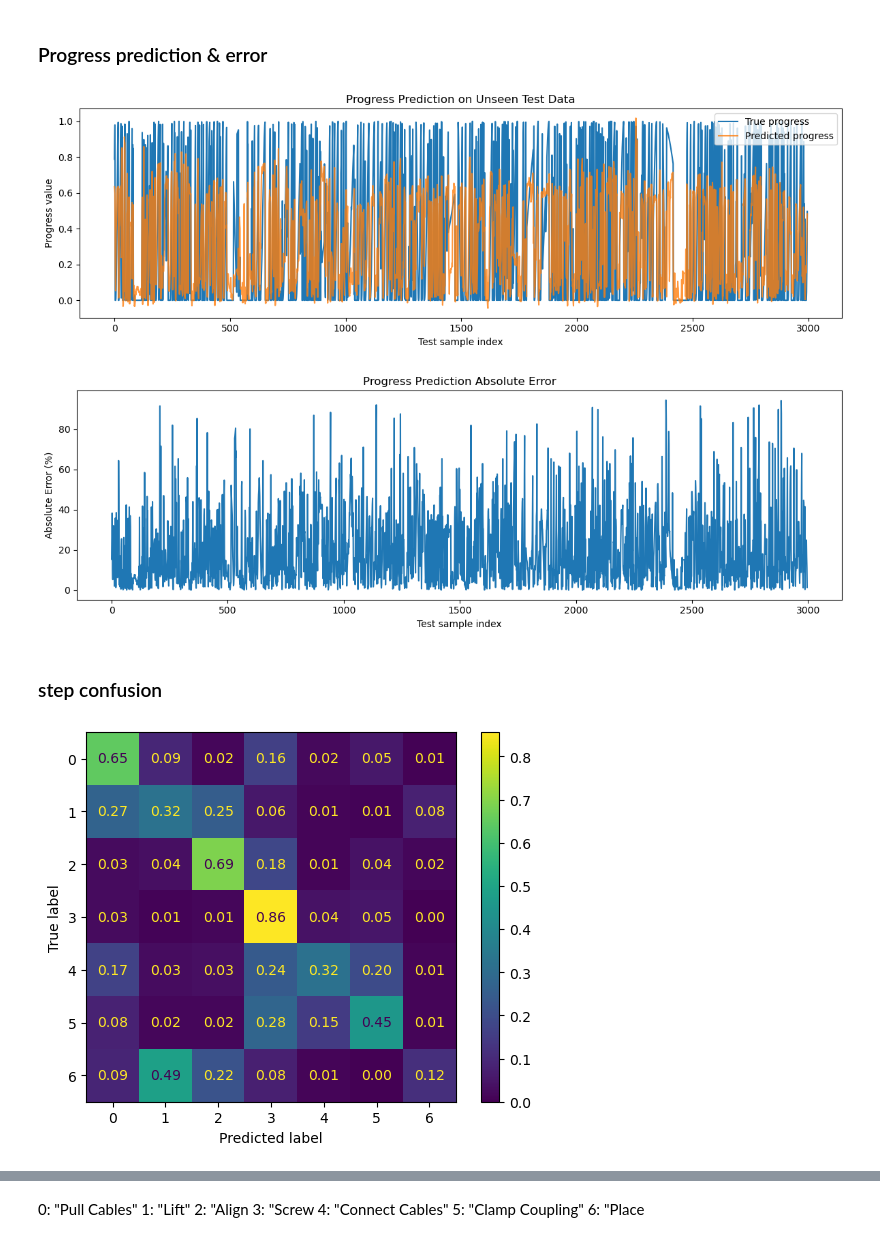
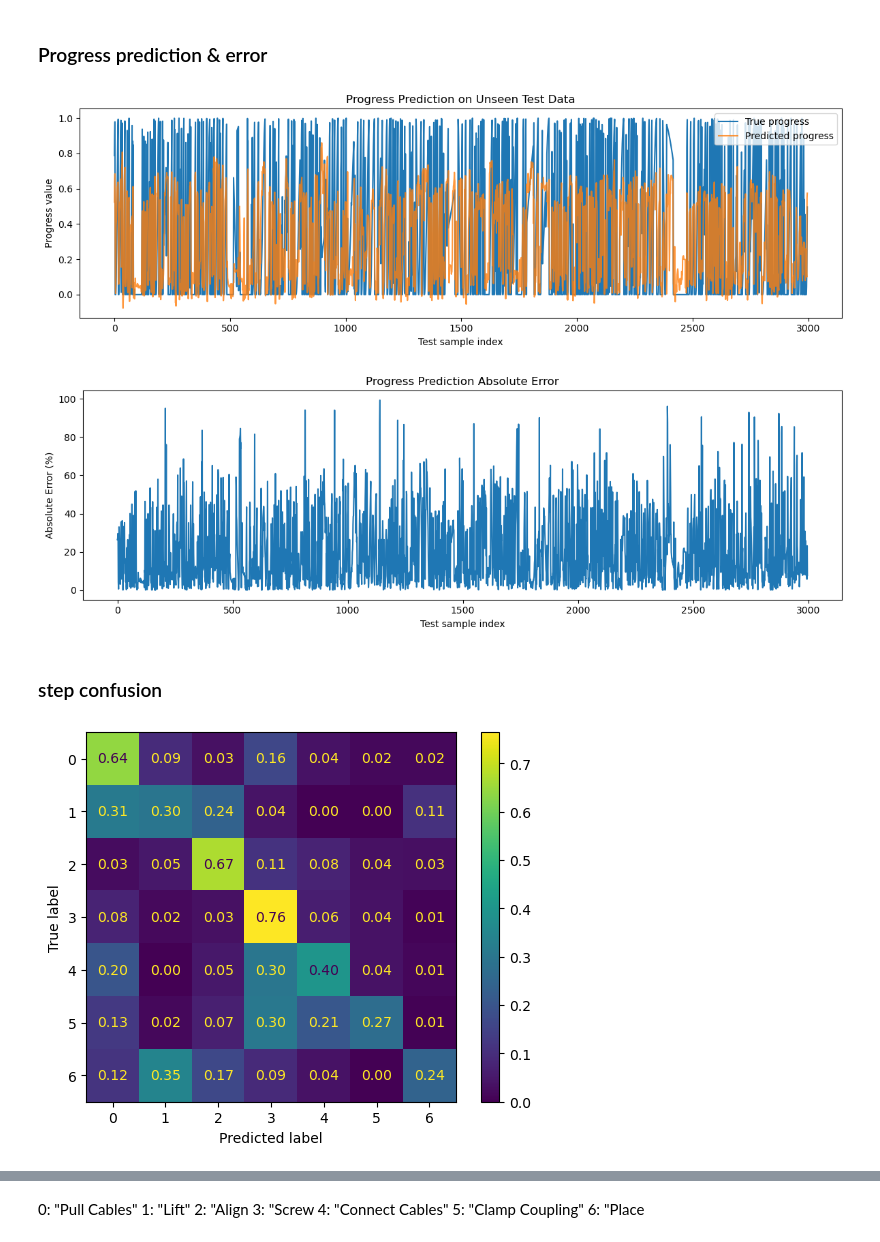
Before and after one commit to Lo122/LSTM_HRC, a Jupyter notebook: model_lstm/LSTM_train original.ipynb, the cells around one changed output, grey strips where cells are left out. Saved outputs shown, nothing was run; the diff lists cells and outputs as text; code cells hidden in the pictures.

Commit message:
models

```diff
--- a/model_lstm/LSTM_train original.ipynb
+++ b/model_lstm/LSTM_train original.ipynb
@@ -49,7 +49,7 @@ Using device: cuda
 #training config
 epochs = 60
 batch_size = 32
-lr = 3e-4
+lr = 1e-4
 
 #sliding window config
 window_size = 160
@@ -67,6 +67,8 @@ dropout = 0.2
 num_layers = 1
 
 weighted_loss = True
+
+weight_decay = 0.01
 # %% [markdown]
 ## load training data
 # %%
@@ -329,7 +314,7 @@ progress value tensor([0.0000, 0.0091, 0.0120, 0.0360, 0.0784, 0.1341, 0.2006, 0
 step value tensor([0, 3])
 # %%
 
-optimizer = optim.Adam(model.parameters(), lr=lr)
+optimizer = optim.Adam(model.parameters(), lr=lr, weight_decay=weight_decay)
 
 # Count task_id targets of training windows, not all raw frames.
 if mode != "seq2one":
@@ -344,9 +329,11 @@ for dataset in datasets:
 if np.any(step_class_counts == 0):
     raise ValueError(f"No training windows for task IDs: {np.flatnonzero(step_class_counts == 0).tolist()}")
 
-# Inverse frequency: average training-sample weight is 1.
+# Square-root inverse frequency: average training-sample weight is 1.
+step_weights = 1.0 / np.sqrt(step_class_counts)
+step_weights /= np.average(step_weights, weights=step_class_counts)
 step_class_weights = torch.tensor(
-    step_class_counts.sum() / (num_steps * step_class_counts),
+    step_weights,
     dtype=torch.float32, device=device,
 )
 print("Task ID window counts:", step_class_counts.tolist())
@@ -399,6 +386,8 @@ config = {
     "predict_offset": predict_offset,
     "mode": mode,
 
+    "weight_decay": weight_decay,
+
     "model": "LSTM",
     "input_dim": input_dim,
     "hidden_dim": hidden_layer,
@@ -418,6 +407,7 @@ config = {
     "step_class_counts": step_class_counts.tolist(),
     "step_class_weights": step_class_weights.tolist(),
     "step_loss_reduction": "weighted_sample_mean",
+    "step_weighting": "sqrt_inverse_frequency",
 
 }
 
@@ -933,7 +923,7 @@ fig.savefig(best_model_path_dir / "progress_prediction_plot.png", dpi=200, bbox_
 plt.show()
 plt.close(fig)
 # %% [output]
-[figure, old version]
+[figure, new version]
 # %%
 fig, ax  = plt.subplots(figsize=(12, 4))
 ax.plot(pred_df["progress_abs_error"].values * 100, label="Absolute Error")
@@ -946,40 +936,40 @@ fig.savefig(best_model_path_dir / "progress_prediction_abs_error_plot.png", dpi=
 plt.show()
 plt.close(fig)
 # %% [output]
-[figure, old version]
+[figure, new version]
 # %% [markdown]
 ### step confusion
 # %%
 from sklearn.metrics import confusion_matrix, ConfusionMatrixDisplay
 
 cm = confusion_matrix(
     pred_df["true_step"],
     pred_df["pred_step"]
 )
 
 fig, ax = plt.subplots(figsize=(6, 6))
 
 disp = ConfusionMatrixDisplay.from_predictions(
     pred_df["true_step"],
     pred_df["pred_step"],
     normalize="true",
     values_format=".2f"
     )
 disp.plot(cmap=None, ax=ax)
 
 ax.set_title("Step Prediction Confusion Matrix")
 fig.tight_layout()
 
 fig.savefig(
-    best_model_path_dir / "step_prediction_confusion_matrix.png",
+    best_model_path_dir / "step_prediction_confusion_matrix_norm.png",
     dpi=200,
     bbox_inches="tight"
 )
 
 # plt.show()
 plt.close(fig)
 # %% [output]
-[figure, old version]
+[figure, new version]
 # %%
 cm = confusion_matrix(
     pred_df["true_step"],
```
Also changed, not shown: parts of 11 cells of this notebook, 46 other files.
